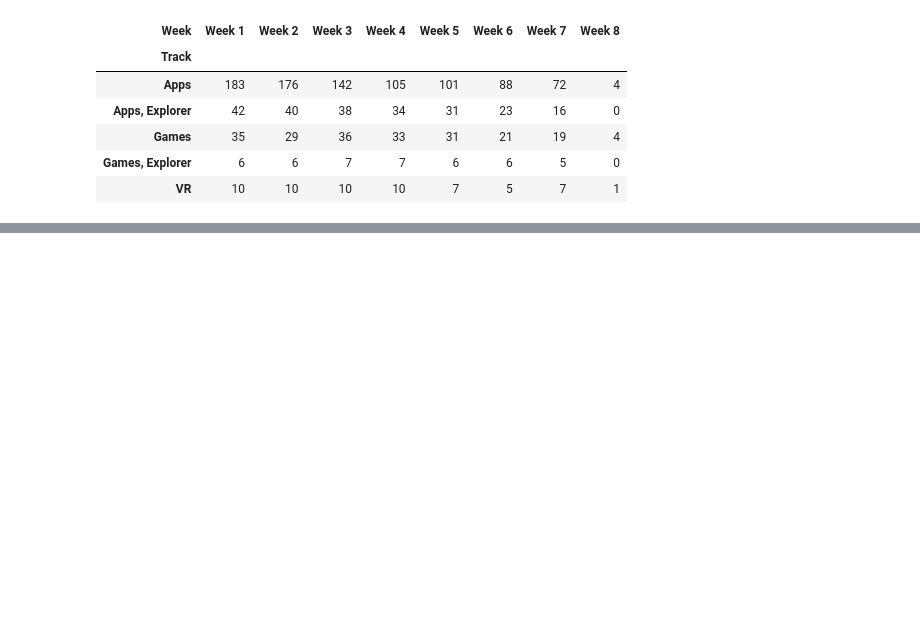
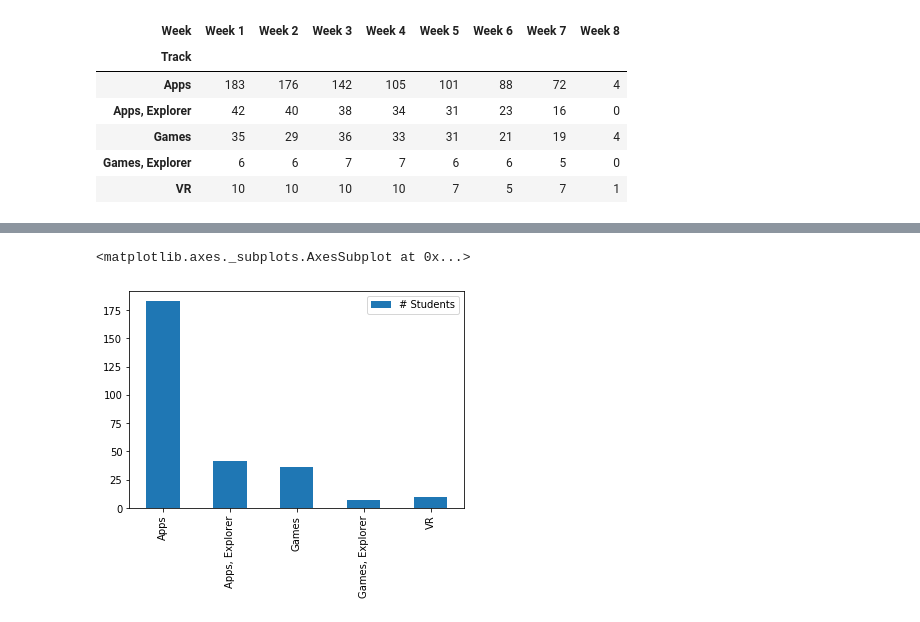
Before and after one commit to UPstartDeveloper/NPS_project, a Jupyter notebook: NPS_data_wrangling.ipynb, the cells around one changed output, grey strips where cells are left out. Saved outputs shown, nothing was run; the diff lists cells and outputs as text; code cells hidden in the pictures; blank space fills up the shorter version.

```diff
--- a/NPS_data_wrangling.ipynb
+++ b/NPS_data_wrangling.ipynb
@@ -164,3 +87,9 @@ Name: Track, dtype: object
+# %%
+# Let's See the Data Again, Using a Bar Chart!
+students_for_each_track.plot.bar(y='# Students')
+# %% [output]
+<matplotlib.axes._subplots.AxesSubplot at 0x...>
+[figure, added]
 # %%
 # Q4: As a group, what was the average NPS score of students in the VR track?
 # How did it change over the duration of the 2017 program? (line graph)
```
Also changed, not shown: parts of 23 cells of this notebook.
